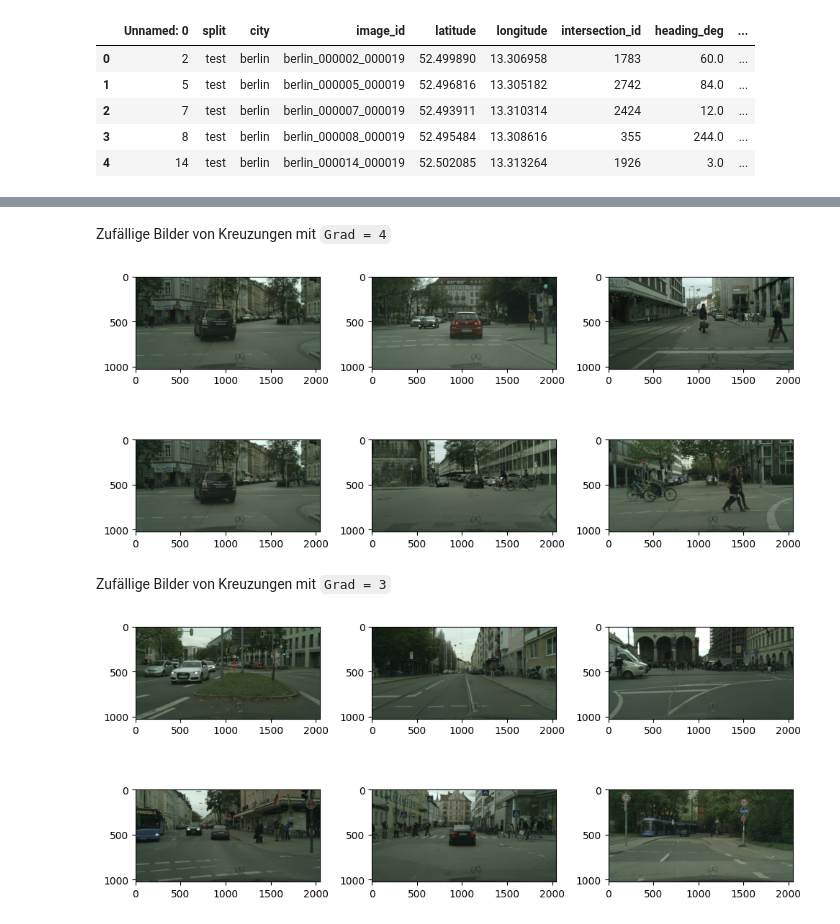
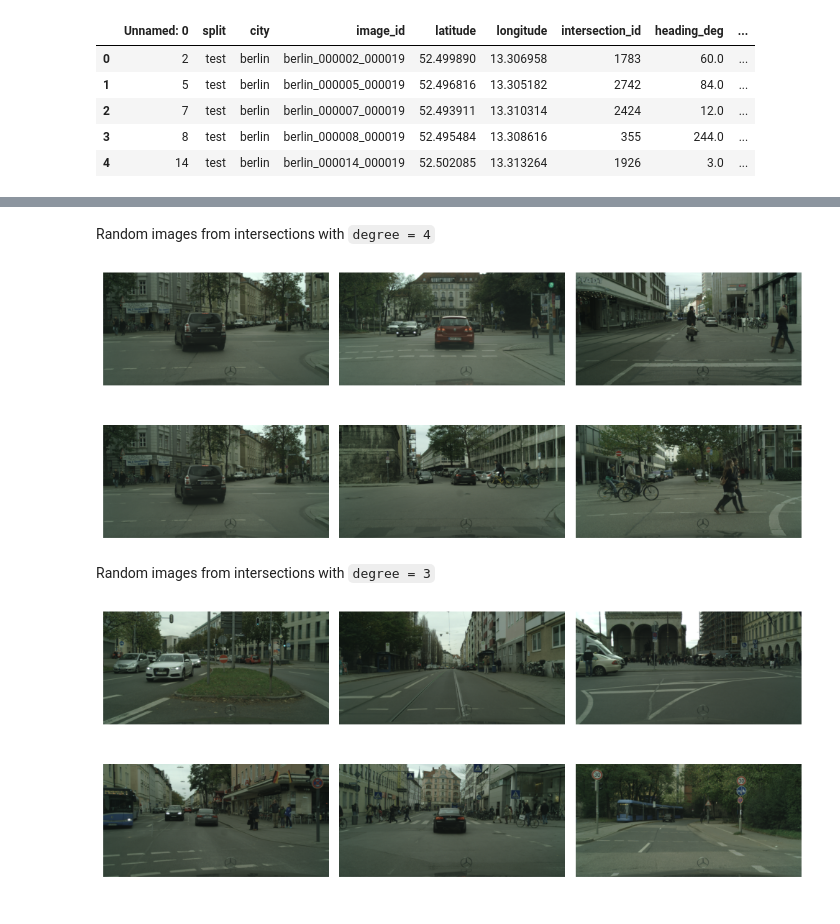
Before and after one commit to lucauhl/Semantic-Segmentation-Traffic-Scenes, a Jupyter notebook: 03_datapreparation/intersection/filter_intersection_images.ipynb, the cells around one changed output, grey strips where cells are left out. Drawn from its saved outputs; the diff is of its cells as text; code cells hidden in the pictures.

```diff
--- a/03_datapreparation/intersection/filter_intersection_images.ipynb
+++ b/03_datapreparation/intersection/filter_intersection_images.ipynb
@@ -178,28 +187,30 @@ for i in range(6):
     k = np.random.randint(0, len(img_paths_3))
     sample_paths_3.append(img_paths_3[k])
 # %% [markdown]
-Zufällige Bilder von Kreuzungen mit `Grad = 4`
+Random images from intersections with `degree = 4`
 # %%
 fig, axes = plt.subplots(2, 3, figsize=(10, 5))
 for ax, sample in zip(axes.flat, sample_paths_4):
     img = cv2.imread(str(sample))
     img = cv2.cvtColor(img, cv2.COLOR_BGR2RGB)
     ax.imshow(img)
+    ax.axis("off")
 
 plt.tight_layout()
 plt.show()
 # %% [output]
-[figure, old version]
+[figure, new version]
 # %% [markdown]
-Zufällige Bilder von Kreuzungen mit `Grad = 3`
+Random images from intersections with `degree = 3`
 # %%
 fig, axes = plt.subplots(2, 3, figsize=(10, 5))
 for ax, sample in zip(axes.flat, sample_paths_3):
     img = cv2.imread(str(sample))
     img = cv2.cvtColor(img, cv2.COLOR_BGR2RGB)
     ax.imshow(img)
+    ax.axis("off")
 
 plt.tight_layout()
 plt.show()
 # %% [output]
-[figure, old version]
+[figure, new version]
```
Also changed, not shown: parts of 8 cells of this notebook.
